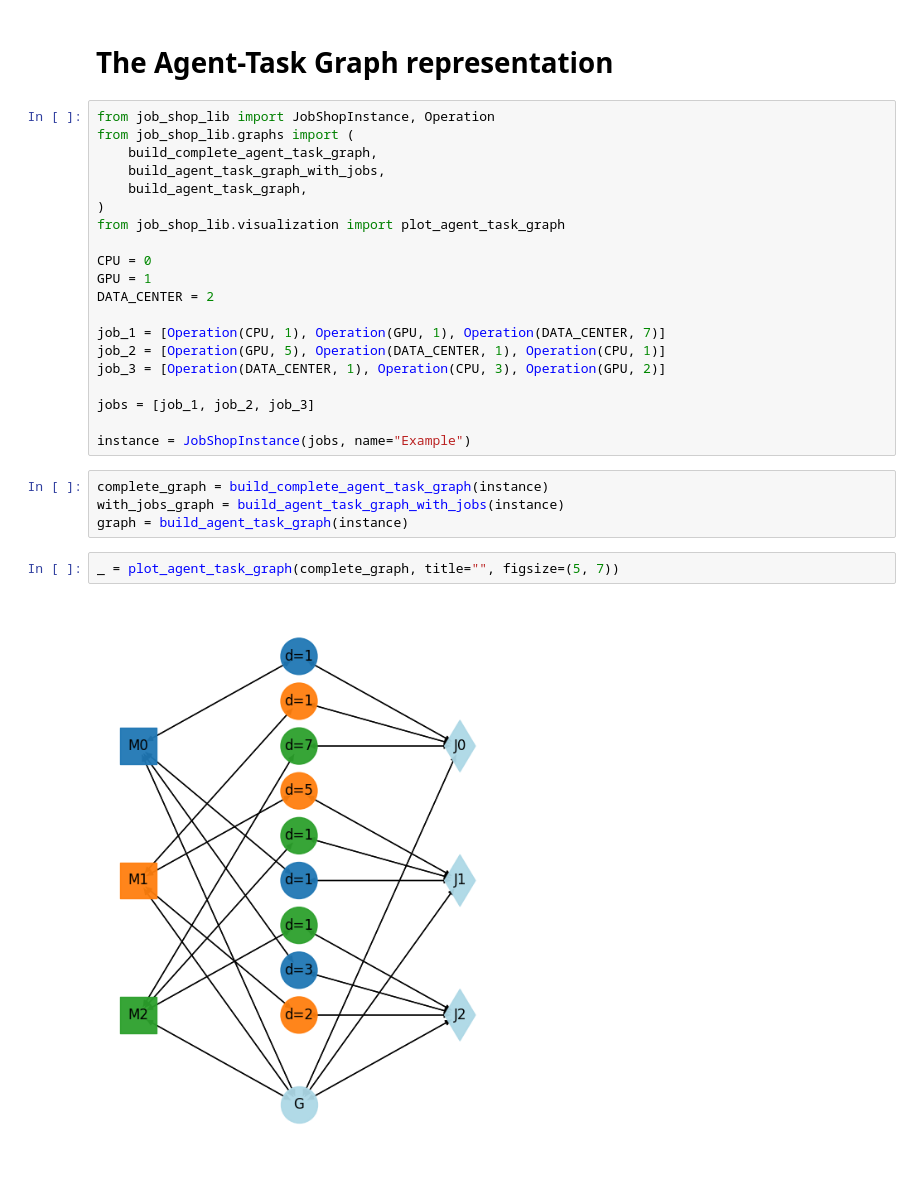
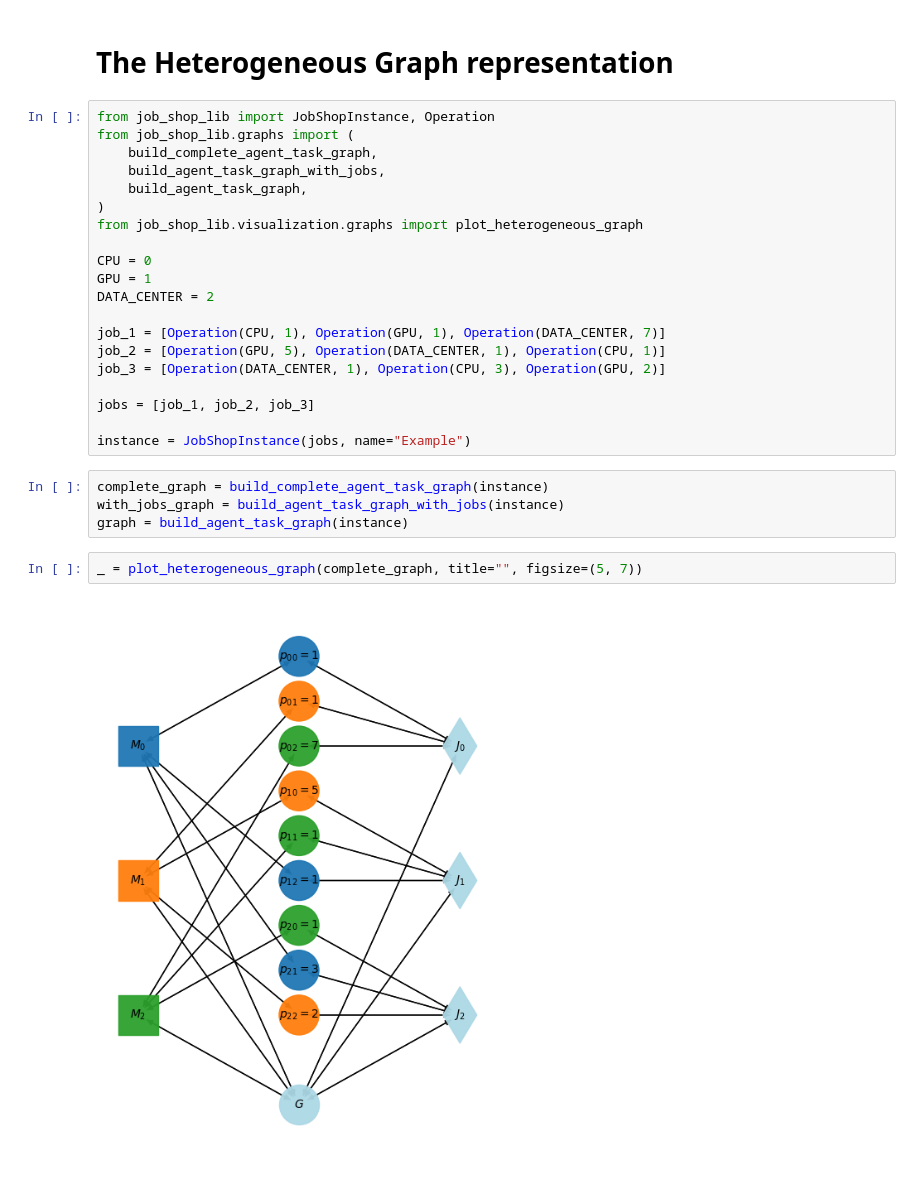
Before and after one commit to Pabloo22/job_shop_lib, a Jupyter notebook: docs/source/examples/07-Agent-Task-Graph.ipynb, the cells around one changed output. Drawn from its saved outputs; the diff is of its cells as text.

```diff
--- a/docs/source/examples/07-Agent-Task-Graph.ipynb
+++ b/docs/source/examples/07-Agent-Task-Graph.ipynb
@@ -1,5 +1,5 @@
 # %% [markdown]
-# The Agent-Task Graph representation
+# The Heterogeneous Graph representation
 # %%
 from job_shop_lib import JobShopInstance, Operation
 from job_shop_lib.graphs import (
@@ -7,7 +7,7 @@ from job_shop_lib.graphs import (
     build_agent_task_graph_with_jobs,
     build_agent_task_graph,
 )
-from job_shop_lib.visualization import plot_agent_task_graph
+from job_shop_lib.visualization.graphs import plot_heterogeneous_graph
 
 CPU = 0
 GPU = 1
@@ -25,6 +25,6 @@ complete_graph = build_complete_agent_task_graph(instance)
 with_jobs_graph = build_agent_task_graph_with_jobs(instance)
 graph = build_agent_task_graph(instance)
 # %%
-_ = plot_agent_task_graph(complete_graph, title="", figsize=(5, 7))
+_ = plot_heterogeneous_graph(complete_graph, title="", figsize=(5, 7))
 # %% [output]
-[figure, old version]
+[figure, new version]
```
Also changed, not shown: parts of 3 cells of this notebook, 14 other files.
